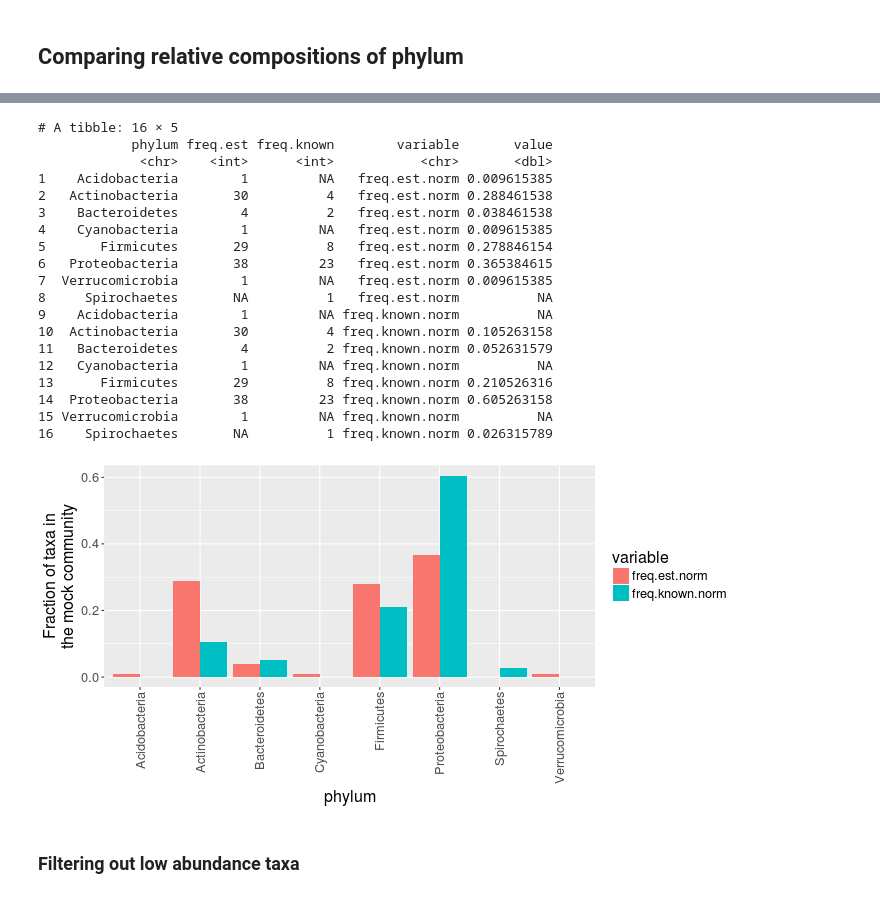
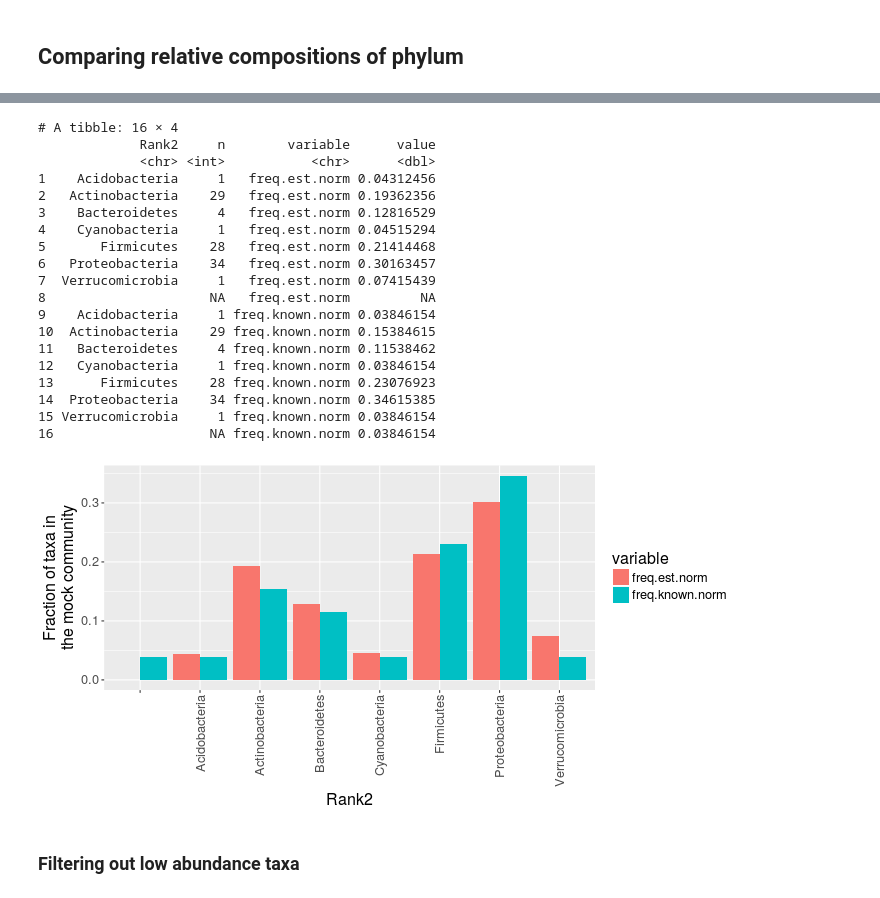
Before and after one commit to bdemmett/ERAhybrids, a Jupyter notebook: notebooks/buckleylab_pipeline/MockCommunity_and_Controls.ipynb, the cells around one changed output, grey strips where cells are left out. Cells and saved outputs as stored; diff of their text form; code cells hidden in the pictures.

```diff
--- a/notebooks/buckleylab_pipeline/MockCommunity_and_Controls.ipynb
+++ b/notebooks/buckleylab_pipeline/MockCommunity_and_Controls.ipynb
@@ -152,7 +116,0 @@ Groups: otu [104]
-# %%
-%%R
-tbl.tax = Mock.snorm %>% tax_table %>% as.data.frame
-tbl.tax$otu = rownames(tbl.tax)
-
-tbl.j = inner_join(tbl.otu, tbl.tax, c('otu' = 'otu'))
-tbl.j %>% head(n=3)
@@ -194,9 +117,10 @@ Groups: otu [104]
 # %%
 %%R -w 1000
+tbl.otu = tbl.otu %>%
+    arrange(desc(Abundance)) %>%   # rearrange the df in the order we want (1,2,3,4,5)
+    mutate(OTU = factor(OTU, OTU)) # relevel OTU in order
 
-tbl.j$otu = reorder(tbl.j$otu, -tbl.j$total_abund)
-
-ggplot(tbl.j, aes(otu, abundance, color=Rank2, fill=Rank3)) +
+ggplot(tbl.otu, aes(OTU, Abundance, color=Rank2, fill=Rank2)) +
     geom_boxplot(alpha=0.5) +
     theme_bw() +
     theme(
@@ -209,18 +135,10 @@ ggplot(tbl.j, aes(otu, abundance, color=Rank2, fill=Rank3)) +
 %%R
 # mock communities from sequence data
 
-tmp = tbl.j %>%
-    group_by(otu, Rank2) %>%
-    summarize(n=n()) %>%
-    ungroup() %>%
-    select(Rank2)
+mock.est = tbl.otu %>%
+    group_by(Rank2) %>%
+    summarize(n=n(),
+              freq.est.norm = sum(Abundance))
 
-mock.est = tmp$Rank2 %>% table %>% as.data.frame
-colnames(mock.est) = c('phylum', 'freq.est')
-
-mock.est = mock.est %>%
-    group_by() %>%
-    mutate(freq.est.norm = freq.est / sum(freq.est))
-
-mock.est
+head(mock.est)
 # %% [output]
@@ -237,41 +154,40 @@ mock.est
 # %%
 %%R
-
-mock.j = full_join(mock.est, mock.known, c('phylum' = 'phylum')) %>%
+mock.known %>% head
+mock.j = full_join(mock.est, mock.known, c('Rank2' = 'Phylum')) %>%
     gather('variable', 'value', freq.est.norm, freq.known.norm)
-
 mock.j
 # %% [output]
-# A tibble: 16 × 5
-            phylum freq.est freq.known        variable       value
-             <chr>    <int>      <int>           <chr>       <dbl>
-1    Acidobacteria        1         NA   freq.est.norm 0.009615385
-2   Actinobacteria       30          4   freq.est.norm 0.288461538
-3    Bacteroidetes        4          2   freq.est.norm 0.038461538
-4    Cyanobacteria        1         NA   freq.est.norm 0.009615385
-5       Firmicutes       29          8   freq.est.norm 0.278846154
-6   Proteobacteria       38         23   freq.est.norm 0.365384615
-7  Verrucomicrobia        1         NA   freq.est.norm 0.009615385
-8     Spirochaetes       NA          1   freq.est.norm          NA
-9    Acidobacteria        1         NA freq.known.norm          NA
-10  Actinobacteria       30          4 freq.known.norm 0.105263158
-11   Bacteroidetes        4          2 freq.known.norm 0.052631579
-12   Cyanobacteria        1         NA freq.known.norm          NA
-13      Firmicutes       29          8 freq.known.norm 0.210526316
-14  Proteobacteria       38         23 freq.known.norm 0.605263158
-15 Verrucomicrobia        1         NA freq.known.norm          NA
-16    Spirochaetes       NA          1 freq.known.norm 0.026315789
+# A tibble: 16 × 4
+             Rank2     n        variable      value
+             <chr> <int>           <chr>      <dbl>
+1    Acidobacteria     1   freq.est.norm 0.04312456
+2   Actinobacteria    29   freq.est.norm 0.19362356
+3    Bacteroidetes     4   freq.est.norm 0.12816529
+4    Cyanobacteria     1   freq.est.norm 0.04515294
+5       Firmicutes    28   freq.est.norm 0.21414468
+6   Proteobacteria    34   freq.est.norm 0.30163457
+7  Verrucomicrobia     1   freq.est.norm 0.07415439
+8                     NA   freq.est.norm         NA
+9    Acidobacteria     1 freq.known.norm 0.03846154
+10  Actinobacteria    29 freq.known.norm 0.15384615
+11   Bacteroidetes     4 freq.known.norm 0.11538462
+12   Cyanobacteria     1 freq.known.norm 0.03846154
+13      Firmicutes    28 freq.known.norm 0.23076923
+14  Proteobacteria    34 freq.known.norm 0.34615385
+15 Verrucomicrobia     1 freq.known.norm 0.03846154
+16                    NA freq.known.norm 0.03846154
 # %%
 %%R -w 700 -h 350
 
-ggplot(mock.j, aes(phylum, value, fill=variable)) +
+ggplot(mock.j, aes(Rank2, value, fill=variable)) +
     geom_bar(stat='identity', position='dodge') +
     labs(y='Fraction of taxa in\nthe mock community') +
     theme(
         text = element_text(size=16),
         axis.text.x = element_text(angle=90, vjust=0.5, hjust=1)
         )
 # %% [output]
-[figure, old version]
+[figure, new version]
 # %% [markdown]
 ### Filtering out low abundance taxa
```
Also changed, not shown: parts of 26 cells of this notebook, 45 other files.
